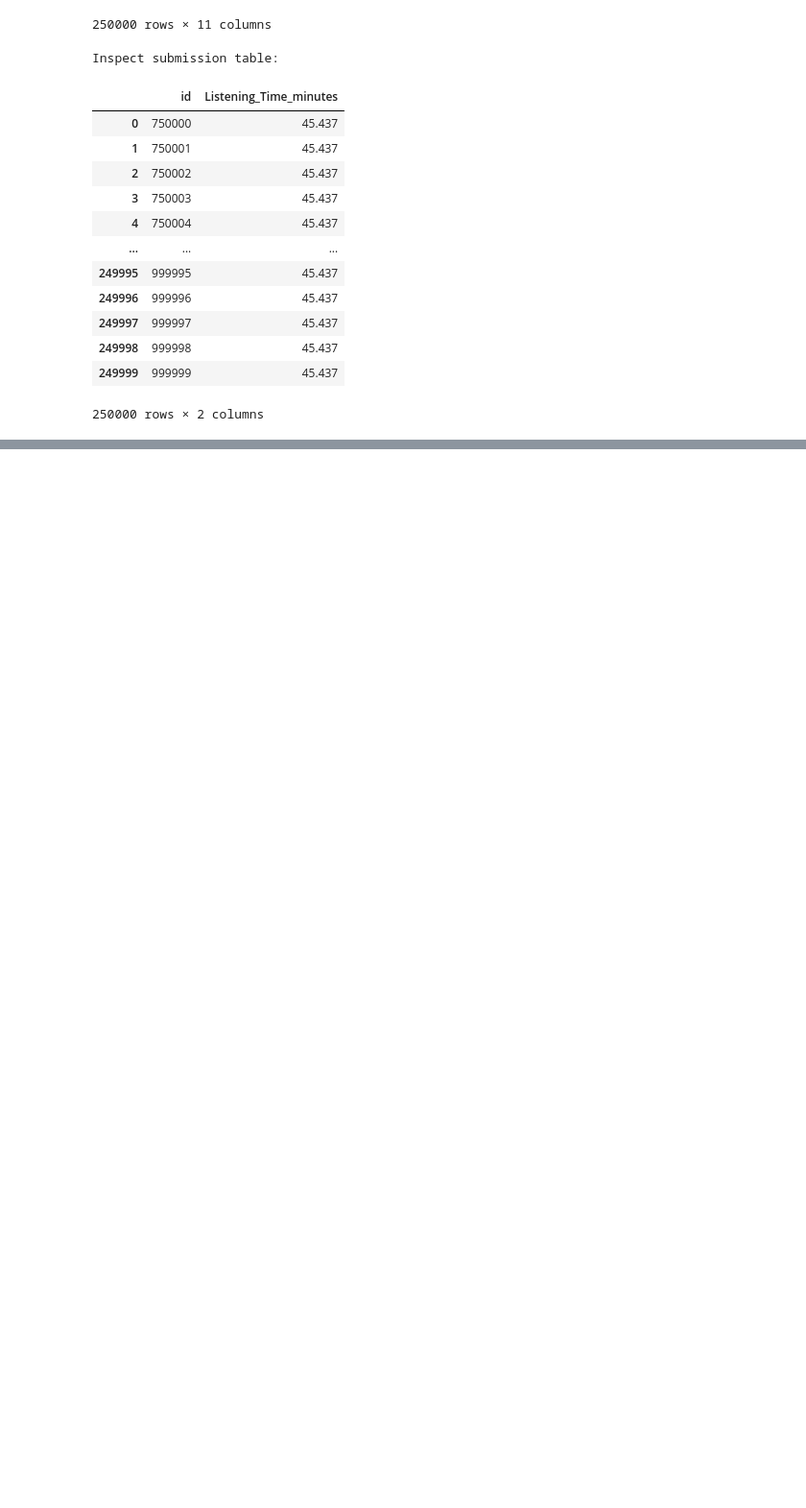
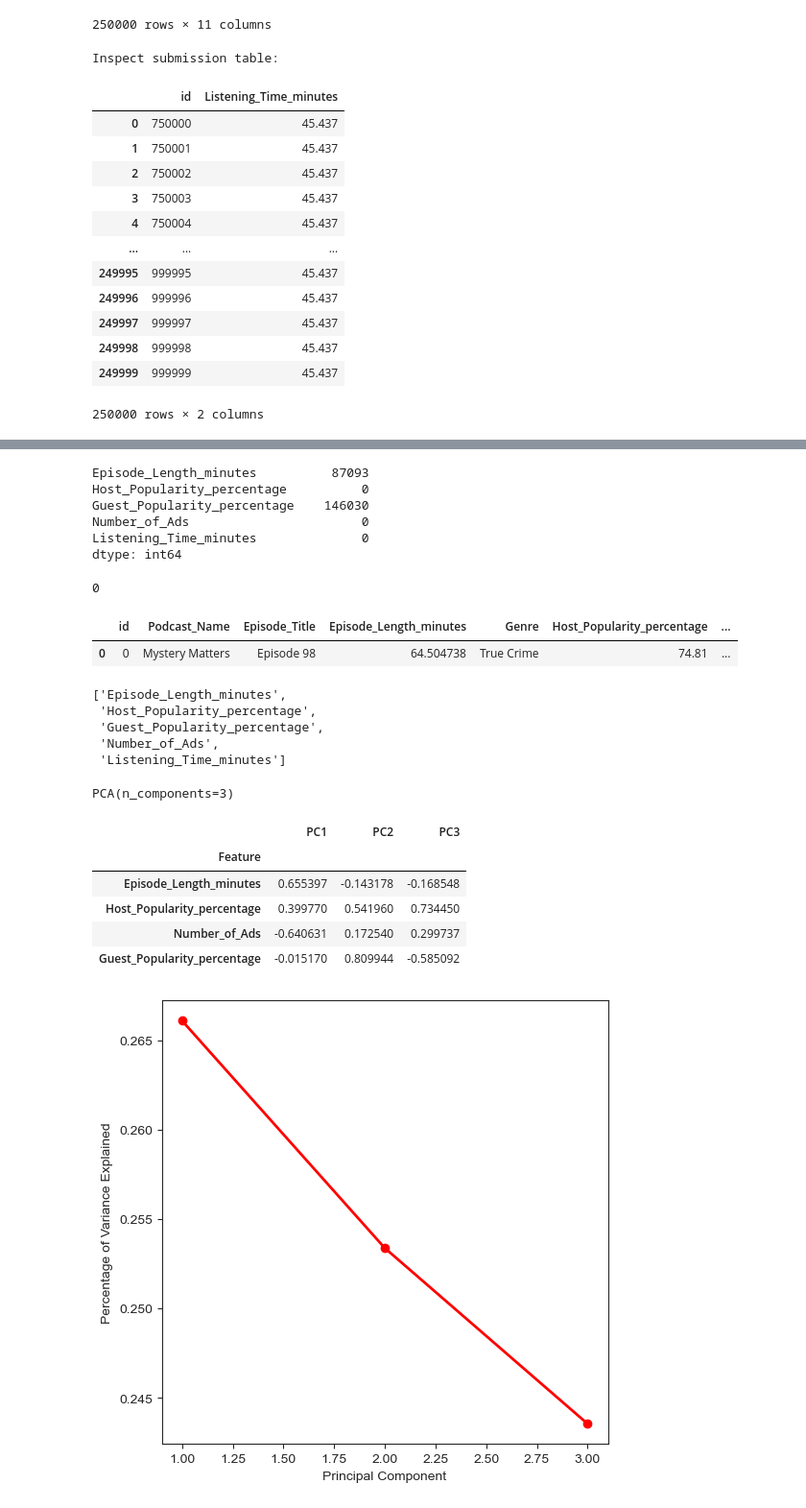
Before and after one commit to Kaylafei1119/kayla_project, a Jupyter notebook: Podcast_Listening_Time/Podcast_Tables.ipynb, the cells around one changed output, grey strips where cells are left out. Shown: that part at 96% size. Drawn from its saved outputs; the diff is of its cells as text; code cells hidden in the pictures; blank space fills up the shorter version.

```diff
--- a/Podcast_Listening_Time/Podcast_Tables.ipynb
+++ b/Podcast_Listening_Time/Podcast_Tables.ipynb
@@ -62,0 +317,45 @@ Inspect submission table:
+# %%
+df_train[lst_continuous].isnull().sum()
+# %% [output]
+Episode_Length_minutes          87093
+Host_Popularity_percentage          0
+Guest_Popularity_percentage    146030
+Number_of_Ads                       0
+Listening_Time_minutes              0
+dtype: int64
+# %%
+### Dealing with NULL values: fill with mean value, by inter
+df_train['Episode_Length_minutes'] = df_train['Episode_Length_minutes'].fillna(value = df_train['Episode_Length_minutes'].mean()).astype(float)
+df_train['Number_of_Ads'] = df_train['Number_of_Ads'].interpolate(method='polynomial', order=2).astype(int)
+
+df_test['Episode_Length_minutes'] = df_test['Episode_Length_minutes'].fillna(value = df_test['Episode_Length_minutes'].mean()).astype(float)
+df_test['Number_of_Ads'] = df_test['Number_of_Ads'].interpolate(method='polynomial', order=2).astype(int)
+# %%
+# from sklearn.impute import KNNImputer
+# ### utilize a KNN imputer: fill in missing data by leveraging the values of similar data points (or neighbors) in a dataset
+
+# ### Create KNN imputer instance with 3 nearest neighbors
+# imputer = KNNImputer(n_neighbors = 3)
+# print("KNN imputer instance defined")
+
+# # Fit on training data
+# df_train[['Guest_Popularity_percentage']] = imputer.fit_transform(df_train[['Guest_Popularity_percentage']])
+# print("Training set KNN impute complete...")
+
+# # Transform test data using the same imputer
+# df_test[['Guest_Popularity_percentage']] = imputer.transform(df_test[['Guest_Popularity_percentage']])
+# print("Testing set KNN impute complete...")
+
+df_train['Guest_Popularity_percentage'] = df_train['Guest_Popularity_percentage'].interpolate(method='polynomial', order=3).astype(float)
+df_test['Guest_Popularity_percentage'] = df_test['Guest_Popularity_percentage'].interpolate(method='polynomial', order=3).astype(float)
+
+df_train['Guest_Popularity_percentage'] = df_train['Guest_Popularity_percentage'].fillna(0).astype(float)
+# %%
+df_train['Guest_Popularity_percentage'].isnull().sum()
+# %% [output]
+0
+# %%
+df_train[df_train['Guest_Popularity_percentage'].isnull()]
+# %% [output]
+|  | id | Podcast_Name | Episode_Title | Episode_Length_minutes | Genre | Host_Popularity_percentage | ... |
+| 0 | 0 | Mystery Matters | Episode 98 | 64.504738 | True Crime | 74.81 | ... |
@@ -62,0 +399,35 @@ Inspect submission table:
+# %%
+lst_continuous
+# %% [output]
+['Episode_Length_minutes',
+ 'Host_Popularity_percentage',
+ 'Guest_Popularity_percentage',
+ 'Number_of_Ads',
+ 'Listening_Time_minutes']
+# %%
+from sklearn.decomposition import PCA
+from sklearn.preprocessing import StandardScaler
+import logging
+logging.getLogger("matplotlib.font_manager").setLevel(logging.ERROR)
+
+st_scaler_pca = StandardScaler()
+
+pca_cols = ['Episode_Length_minutes','Host_Popularity_percentage','Number_of_Ads','Guest_Popularity_percentage']
+scaled_features = pd.DataFrame(columns = pca_cols, data = st_scaler_pca.fit_transform(df_train[pca_cols].values))
+
+pca = PCA(n_components=3)
+pca.fit(scaled_features)
+# %% [output]
+PCA(n_components=3)
+# %%
+scree_plot(pca)
+pca_loadings = make_loadings(pca, scaled_features)
+pca_loadings
+# %% [output]
+|  | PC1 | PC2 | PC3 |
+| Feature |  |  |  |
+| Episode_Length_minutes | 0.655397 | -0.143178 | -0.168548 |
+| Host_Popularity_percentage | 0.399770 | 0.541960 | 0.734450 |
+| Number_of_Ads | -0.640631 | 0.172540 | 0.299737 |
+| Guest_Popularity_percentage | -0.015170 | 0.809944 | -0.585092 |
+[figure, added]
```
Also changed, not shown: parts of 17 cells of this notebook, 1 other file.
